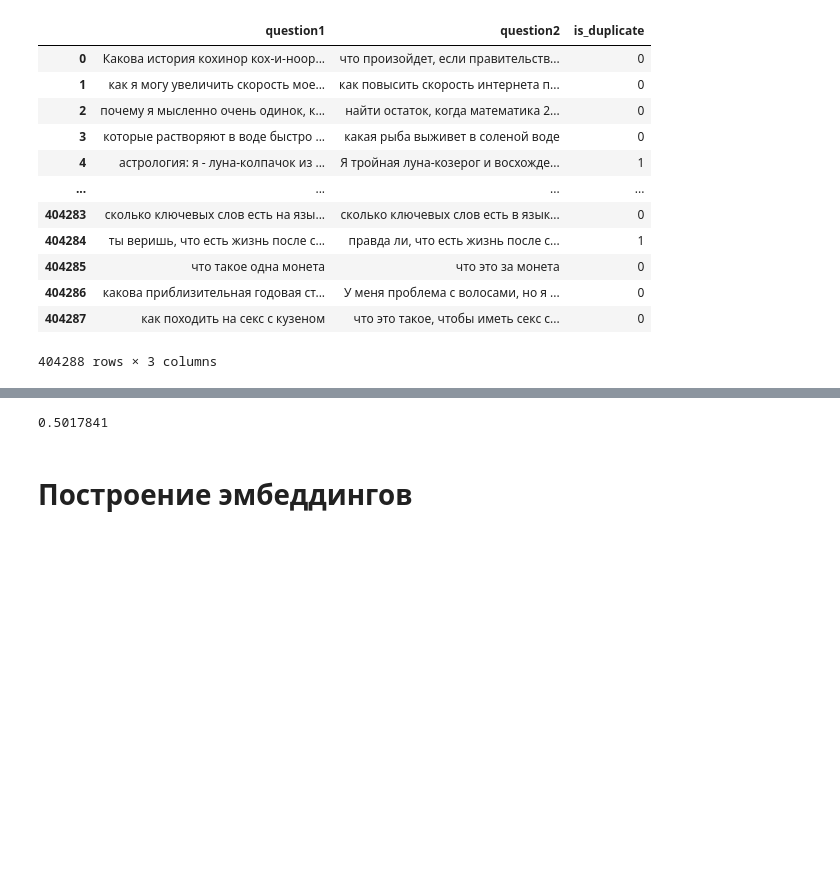
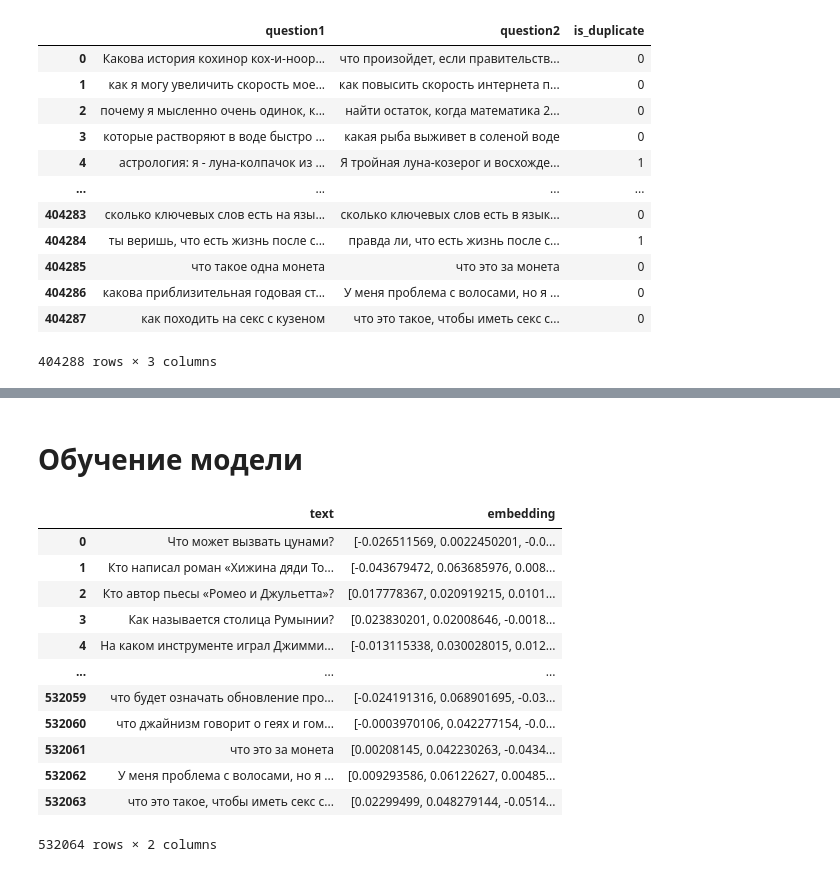
Before and after one commit to slavastar/Data-Analysis-Course, a Jupyter notebook: LW2.ipynb, the cells around one changed output, grey strips where cells are left out. Drawn from its saved outputs; the diff is of its cells as text; code cells hidden in the pictures; blank space fills up the shorter version.

```diff
--- a/LW2.ipynb
+++ b/LW2.ipynb
@@ -90,0 +61,27 @@ array([ 0.19214402, -0.1959362 ,  0.43695402, -0.33588752,  0.39676988,
+# %%
+def text_to_wordlist(text, remove_stopwords=False):
+    text = re.sub(r"http[s]?://(?:[а-яА-Я]|[0-9]|[$-_@.&+]|[!*\(\),]|(?:%[0-9a-fA-F][0-9a-fA-F]))+", " ", review)
+    text = re.sub("[^а-яА-Я]"," ", text)
+    words = text.lower().split()
+    if remove_stopwords:
+        stops = stopwords.words('russian')
+        words = [w for w in words if not w in stops]
+    return (words)
+
+
+def process_text(text, tokenizer, remove_stopwords=False):
+    raw_texts = tokenizer.tokenize(text.strip())
+    texts = []
+    for raw_text in raw_texts:
+        if len(raw_text) > 0:
+            texts.append(text_to_wordlist(raw_text, remove_stopwords))
+    return texts
+# %%
+processed_texts = []
+tokenizer = nltk.data.load('tokenizers/punkt/russian.pickle')
+
+texts = questions + quora_df.question1.tolist() + quora_df.question2.tolist()
+texts = list(filter(lambda x: pd.notnull(x), texts))
+for text in texts:
+    processed_text = process_text(text, tokenizer)
+    processed_texts += processed_text
@@ -91,10 +97,37 @@ array([ 0.19214402, -0.1959362 ,  0.43695402, -0.33588752,  0.39676988,
+# %%
+filename = 'processed_texts.txt'
+
+with open(filename, 'w') as f:
+    for text in processed_texts:
+        f.write(' '.join(text))
+        f.write('\n')
+# %% [markdown]
+# Обучение модели
+# %%
+fasttext_model = fasttext.train_unsupervised(filename, minn=3, maxn=4, dim=300)
+# %%
+# построим эмбеддинг для каждого вопроса в датасете, удаляя при этом дубликаты
+
+texts_df = pd.DataFrame(data={
+    'text': texts,
+    'embedding': [fasttext_model.get_sentence_vector(text) for text in texts]
+}).drop_duplicates(subset=['text']).reset_index(drop=True)
+texts_df
+# %% [output]
+|  | text | embedding |
+| 0 | Что может вызвать цунами? | [-0.026511569, 0.0022450201, -0.0... |
+| 1 | Кто написал роман «Хижина дяди То... | [-0.043679472, 0.063685976, 0.008... |
+| 2 | Кто автор пьесы «Ромео и Джульетта»? | [0.017778367, 0.020919215, 0.0101... |
+| 3 | Как называется столица Румынии? | [0.023830201, 0.02008646, -0.0018... |
+| 4 | На каком инструменте играл Джимми... | [-0.013115338, 0.030028015, 0.012... |
+| ... | ... | ... |
+| 532059 | что будет означать обновление про... | [-0.024191316, 0.068901695, -0.03... |
+| 532060 | что джайнизм говорит о геях и гом... | [-0.0003970106, 0.042277154, -0.0... |
+| 532061 | что это за монета | [0.00208145, 0.042230263, -0.0434... |
+| 532062 | У меня проблема с волосами, но я ... | [0.009293586, 0.06122627, 0.00485... |
+| 532063 | что это такое, чтобы иметь секс с... | [0.02299499, 0.048279144, -0.0514... |
+532064 rows × 2 columns
 # %%
 def cosine(u, v):
     res = np.dot(u, v) / (np.linalg.norm(u) * np.linalg.norm(v))
     return res
-# %%
-cosine(navec['дом'], navec['здание'])
-# %% [output]
-0.5017841
-# %% [markdown]
-# Построение эмбеддингов
```
Also changed, not shown: parts of 31 cells of this notebook.
